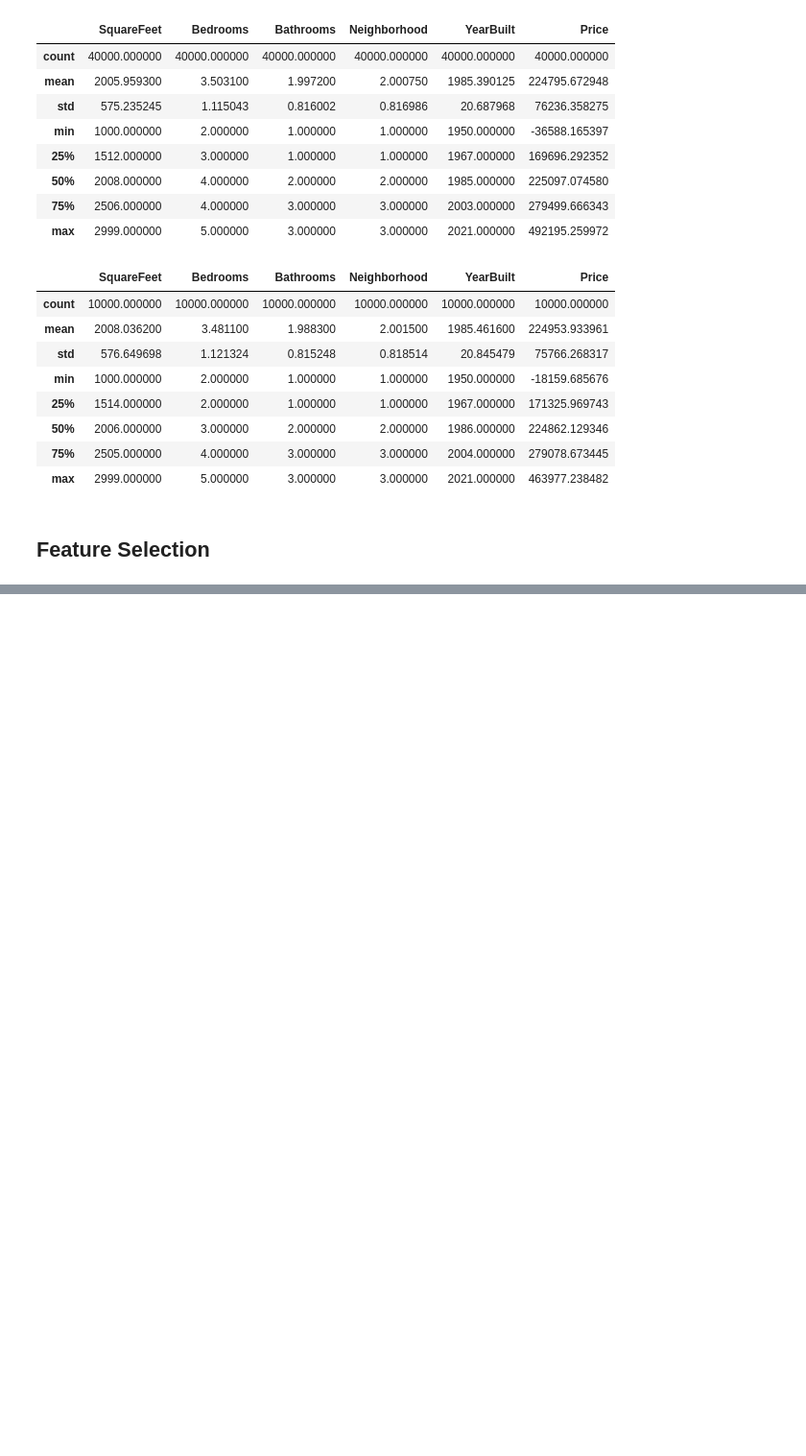
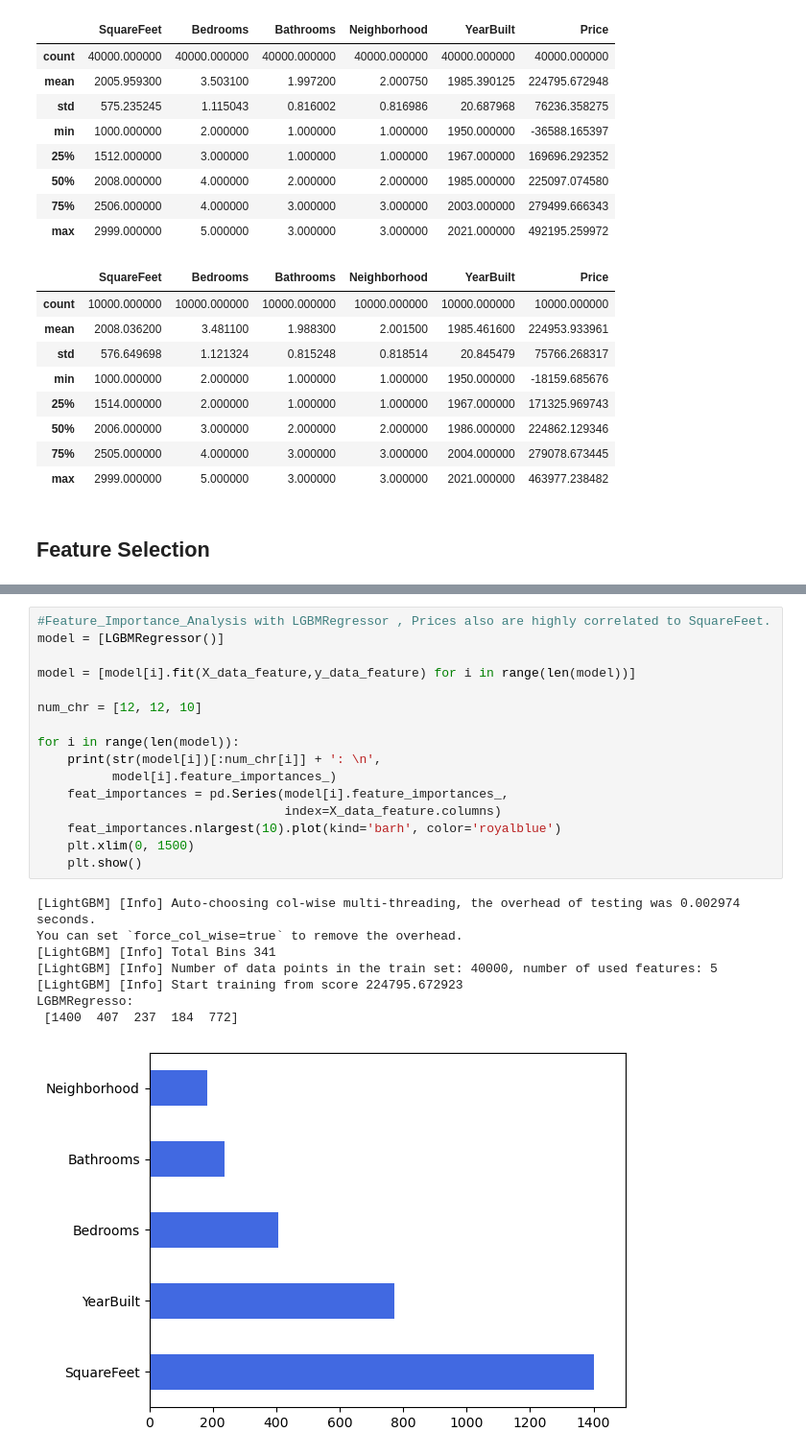
Before and after one commit to minamaher58/Housing-Price-Prediction, a Jupyter notebook: house_price_prediction.ipynb, the cells around one changed output, grey strips where cells are left out. Shown at 96% size. Drawn from its saved outputs; the diff is of its cells as text; blank space fills up the shorter version.

```diff
--- a/house_price_prediction.ipynb
+++ b/house_price_prediction.ipynb
@@ -195,0 +220,25 @@ display(test.describe())
+# %%
+#Feature_Importance_Analysis with LGBMRegressor , Prices also are highly correlated to SquareFeet.
+model = [LGBMRegressor()]
+
+model = [model[i].fit(X_data_feature,y_data_feature) for i in range(len(model))]
+
+num_chr = [12, 12, 10]
+
+for i in range(len(model)):
+    print(str(model[i])[:num_chr[i]] + ': \n',
+          model[i].feature_importances_)
+    feat_importances = pd.Series(model[i].feature_importances_,
+                                 index=X_data_feature.columns)
+    feat_importances.nlargest(10).plot(kind='barh', color='royalblue')
+    plt.xlim(0, 1500)
+    plt.show()
+# %% [output]
+[LightGBM] [Info] Auto-choosing col-wise multi-threading, the overhead of testing was 0.002974 seconds.
+You can set `force_col_wise=true` to remove the overhead.
+[LightGBM] [Info] Total Bins 341
+[LightGBM] [Info] Number of data points in the train set: 40000, number of used features: 5
+[LightGBM] [Info] Start training from score 224795.672923
+LGBMRegresso:
+ [1400  407  237  184  772]
+[figure, added]
```
Also changed, not shown: parts of 8 cells of this notebook, 4 other files.
